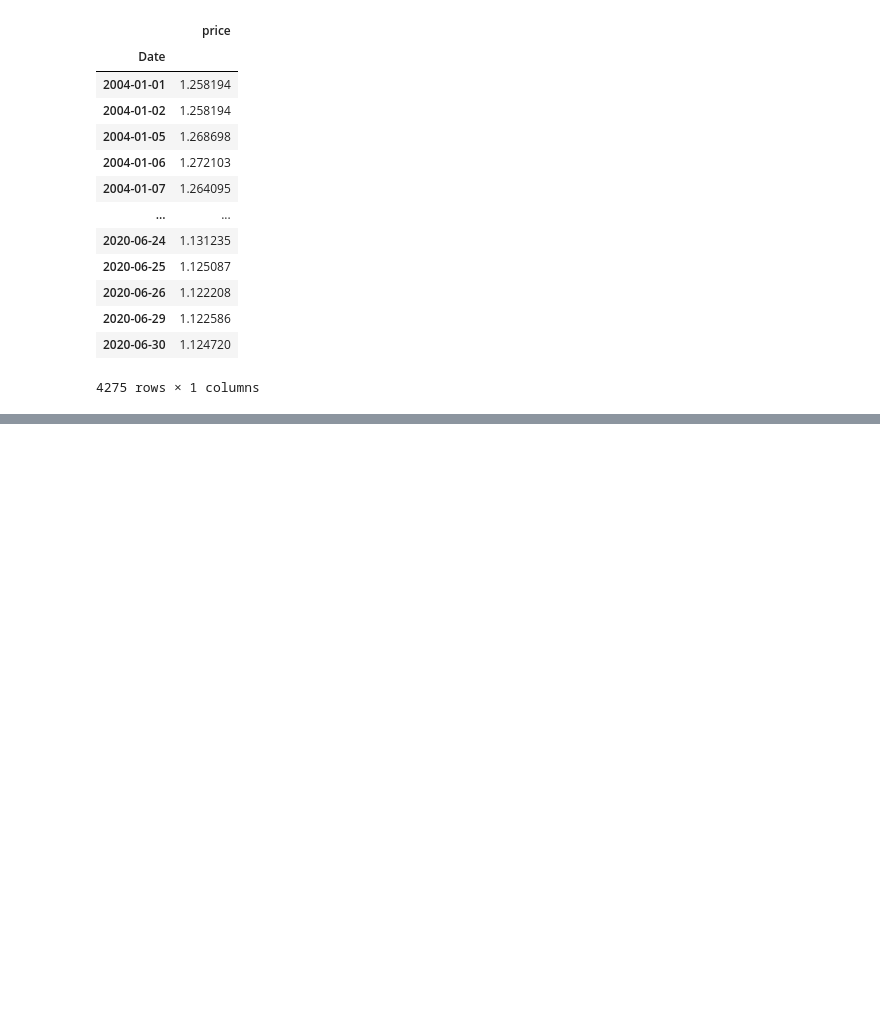
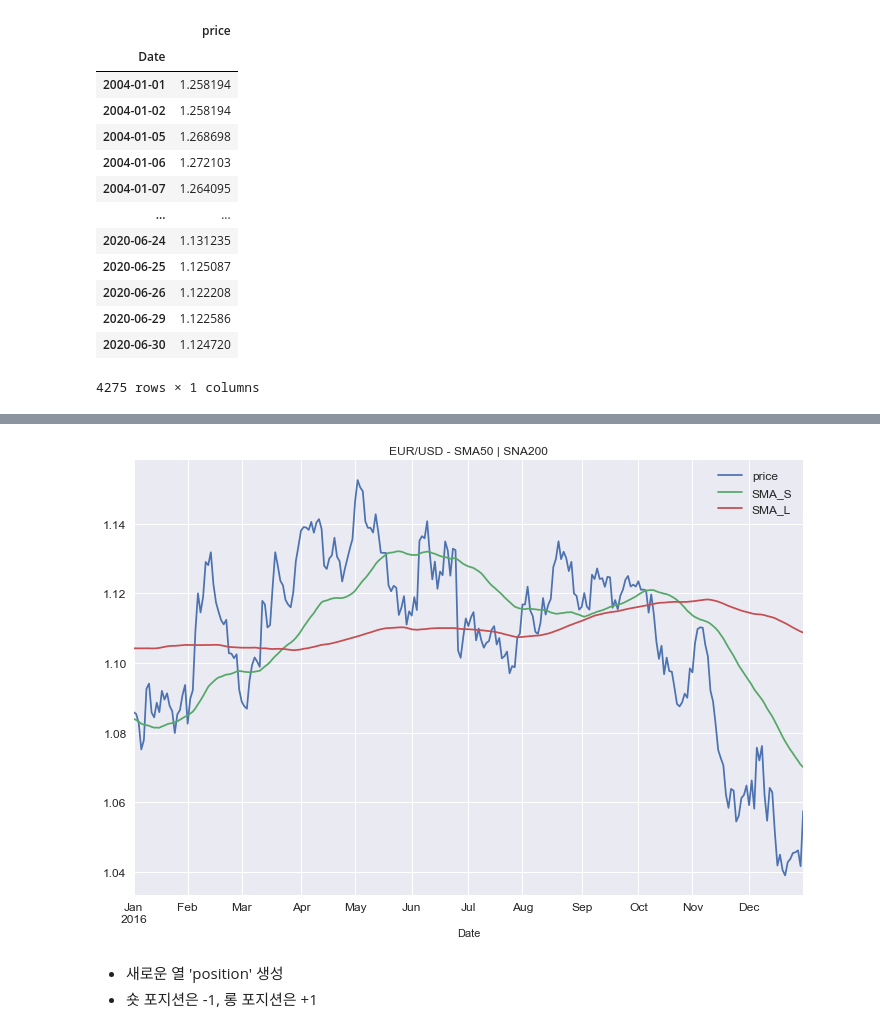
Before and after one commit to contractShield/TA, a Jupyter notebook: lecture4_SMA_Crossover_Strategy.ipynb, the cells around one changed output, grey strips where cells are left out. Drawn from its saved outputs; the diff is of its cells as text; code cells hidden in the pictures; blank space fills up the shorter version.

```diff
--- a/lecture4_SMA_Crossover_Strategy.ipynb
+++ b/lecture4_SMA_Crossover_Strategy.ipynb
@@ -26,0 +92,4 @@ data
+# %%
+# 초기 데이터는 삭제(결측치)
+data.dropna(inplace= True)
+data
@@ -26,0 +111,10 @@ data
+# %%
+# 데이터프레임 시각화
+data.loc['2016'].plot(figsize=(12,8), title='EUR/USD - SMA{} | SNA{}'.format(sma_s, sma_l), fontsize=12)
+plt.legend(fontsize=12)
+plt.show()
+# %% [output]
+[figure, added]
+# %% [markdown]
+- 새로운 열 'position' 생성
+- 숏 포지션은 -1, 롱 포지션은 +1
```
Also changed, not shown: parts of 23 cells of this notebook.
